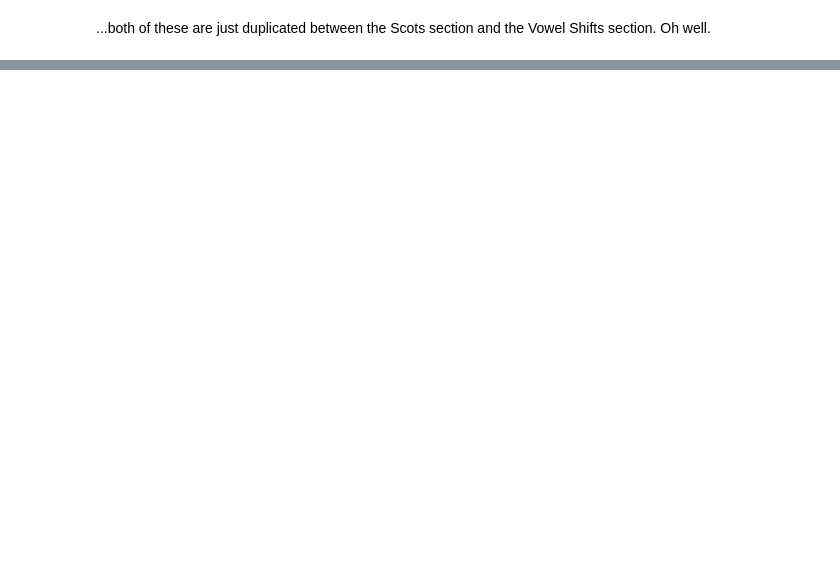
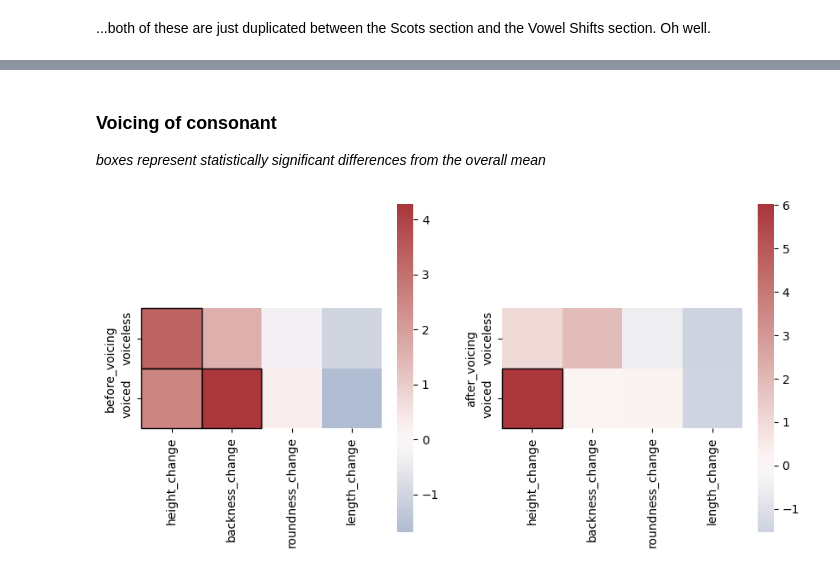
Before and after one commit to Data-Science-for-Linguists-2023/index-diachronica-analysis, a Jupyter notebook: analysis.ipynb, the cells around one changed output, grey strips where cells are left out. Saved outputs shown, nothing was run; the diff lists cells and outputs as text; code cells hidden in the pictures; blank space fills up the shorter version.

```diff
--- a/analysis.ipynb
+++ b/analysis.ipynb
@@ -268,0 +486,32 @@ vowel_changes_df[-10:]
+# %%
+from matplotlib.patches import Rectangle
+from typing import cast
+
+def t_test_cols_vs_complement(group: pd.DataFrame, cols: list[str], use_p_val: bool):
+  out_cols = {}
+  for col in cols:
+    (t_stat, p_val) = t_test_vs_complement(group[col], col)
+    out_cols[col] = p_val if use_p_val else t_stat
+  return pd.Series(out_cols)
+
+def t_heatmap(t_stats_df: pd.DataFrame, p_vals_df: pd.DataFrame, axes: plt.Axes):
+  sns.heatmap(t_stats_df, center=0, cmap='vlag', square=True, ax=axes)
+  for col_i, col in enumerate(p_vals_df.columns.values.tolist()):
+    for row_i, row in enumerate(p_vals_df.index.values.tolist()):
+      if p_vals_df[col][row] < 0.05:
+        axes.add_patch(Rectangle((col_i, row_i), 1, 1, fill=False, edgecolor='black', lw=1, clip_on=False))
+
+numeric_vowel_cols = ['height_change', 'backness_change', 'roundness_change', 'length_change']
+
+def plot_change_stats(consonant_att: str, axes: plt.Axes, groups: list[str]):
+  change_t_stats = vowel_changes_df[[consonant_att] + numeric_vowel_cols]\
+    .groupby([consonant_att])\
+    .apply(lambda x: t_test_cols_vs_complement(x, numeric_vowel_cols, False))\
+    .reindex(groups)
+
+  change_p_vals = vowel_changes_df[[consonant_att] + numeric_vowel_cols]\
+    .groupby([consonant_att])\
+    .apply(lambda x: t_test_cols_vs_complement(x, numeric_vowel_cols, True))\
+    .reindex(groups)
+
+  t_heatmap(change_t_stats, change_p_vals, axes)
@@ -268,0 +552,12 @@ vowel_changes_df[-10:]
+# %% [markdown]
+### Voicing of consonant
+
+*boxes represent statistically significant differences from the overall mean*
+# %%
+fig, ax = plt.subplots(1, 2, sharex=True, figsize=(10,5))
+
+voicings = ['voiceless', 'voiced']
+plot_change_stats('before_voicing', ax[0], cast(list[str], voicings))
+plot_change_stats('after_voicing', ax[1], cast(list[str], voicings))
+# %% [output]
+[figure, added]
```
Also changed, not shown: parts of 27 cells of this notebook, 4 other files.
